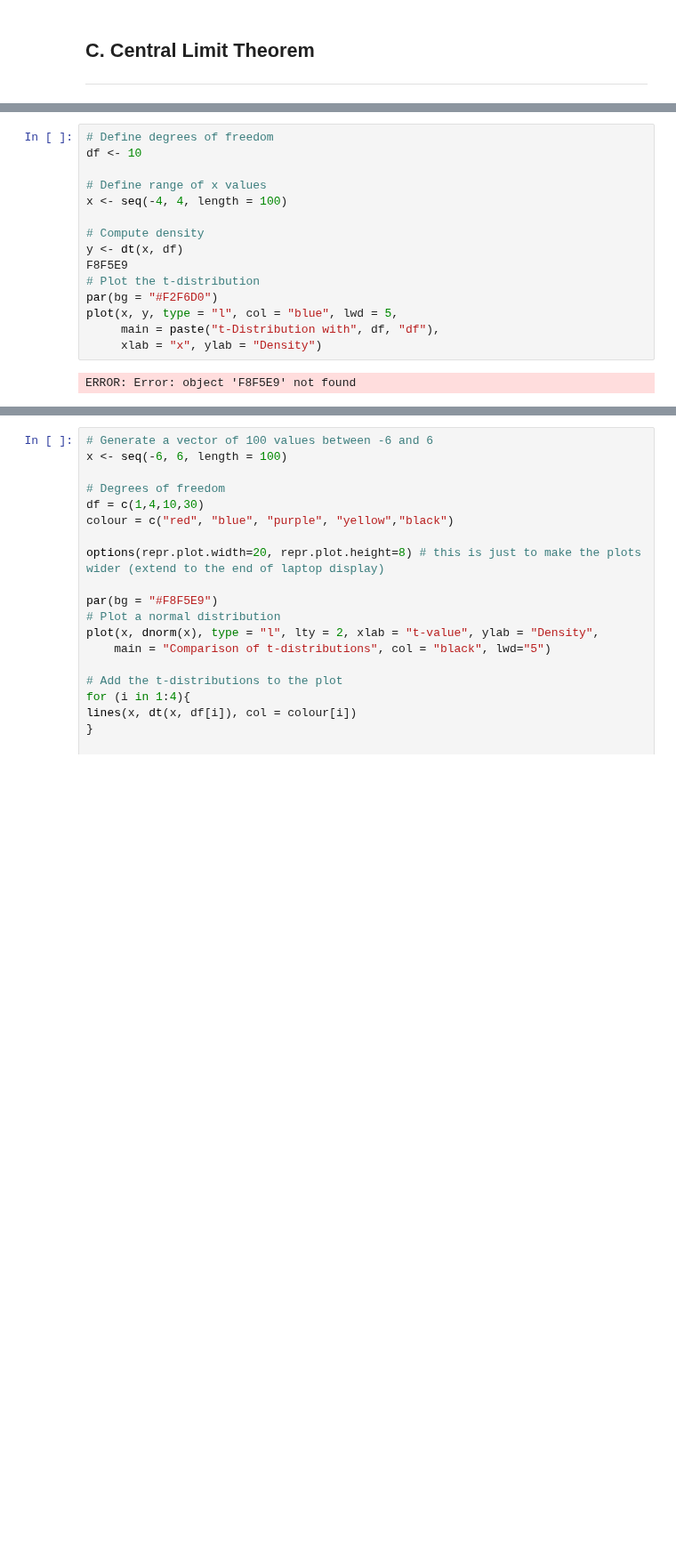
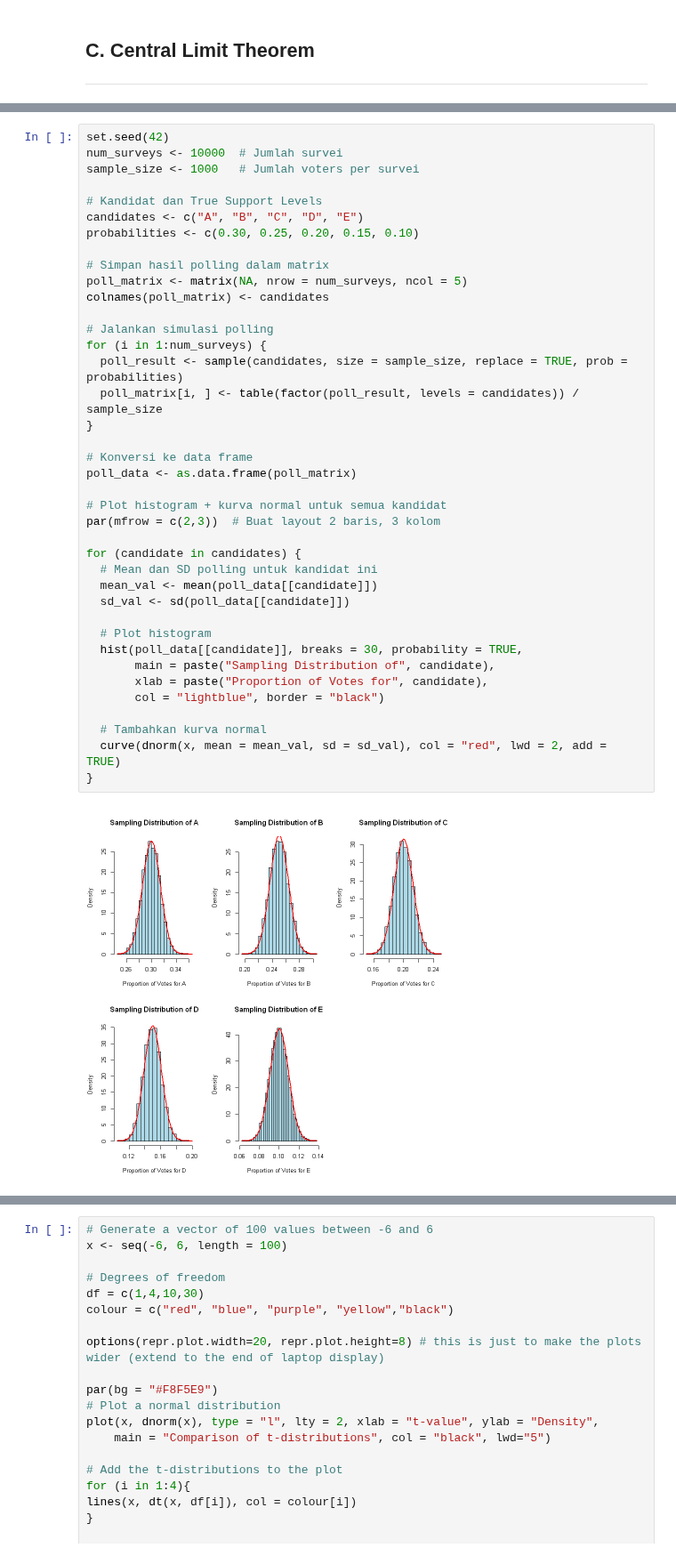
Before and after one commit to ansyaku/Statistika3_UGM_ipynb, a Jupyter notebook: Tugas Pertemuan 6 Statistika.ipynb, the cells around one changed output, grey strips where cells are left out. Shown at 89% size. Drawn from its saved outputs; the diff is of its cells as text; blank space fills up the shorter version.

```diff
--- a/Tugas Pertemuan 6 Statistika.ipynb
+++ b/Tugas Pertemuan 6 Statistika.ipynb
@@ -66,18 +76,42 @@ ggplot() +
 # %%
-# Define degrees of freedom
-df <- 10
+set.seed(42)
+num_surveys <- 10000  # Jumlah survei
+sample_size <- 1000   # Jumlah voters per survei
 
-# Define range of x values
-x <- seq(-4, 4, length = 100)
+# Kandidat dan True Support Levels
+candidates <- c("A", "B", "C", "D", "E")
+probabilities <- c(0.30, 0.25, 0.20, 0.15, 0.10)
 
-# Compute density
-y <- dt(x, df)
-F8F5E9
-# Plot the t-distribution
-par(bg = "#F2F6D0")
-plot(x, y, type = "l", col = "blue", lwd = 5,
-     main = paste("t-Distribution with", df, "df"),
-     xlab = "x", ylab = "Density")
+# Simpan hasil polling dalam matrix
+poll_matrix <- matrix(NA, nrow = num_surveys, ncol = 5)
+colnames(poll_matrix) <- candidates
+
+# Jalankan simulasi polling
+for (i in 1:num_surveys) {
+  poll_result <- sample(candidates, size = sample_size, replace = TRUE, prob = probabilities)
+  poll_matrix[i, ] <- table(factor(poll_result, levels = candidates)) / sample_size
+}
+
+# Konversi ke data frame
+poll_data <- as.data.frame(poll_matrix)
+
+# Plot histogram + kurva normal untuk semua kandidat
+par(mfrow = c(2,3))  # Buat layout 2 baris, 3 kolom
+
+for (candidate in candidates) {
+  # Mean dan SD polling untuk kandidat ini
+  mean_val <- mean(poll_data[[candidate]])
+  sd_val <- sd(poll_data[[candidate]])
+
+  # Plot histogram
+  hist(poll_data[[candidate]], breaks = 30, probability = TRUE,
+       main = paste("Sampling Distribution of", candidate),
+       xlab = paste("Proportion of Votes for", candidate),
+       col = "lightblue", border = "black")
+
+  # Tambahkan kurva normal
+  curve(dnorm(x, mean = mean_val, sd = sd_val), col = "red", lwd = 2, add = TRUE)
+}
 # %% [output]
-ERROR: Error: object 'F8F5E9' not found
+[figure, added]
 # %%
```
Also changed, not shown: parts of 6 cells of this notebook, 1 other file.
